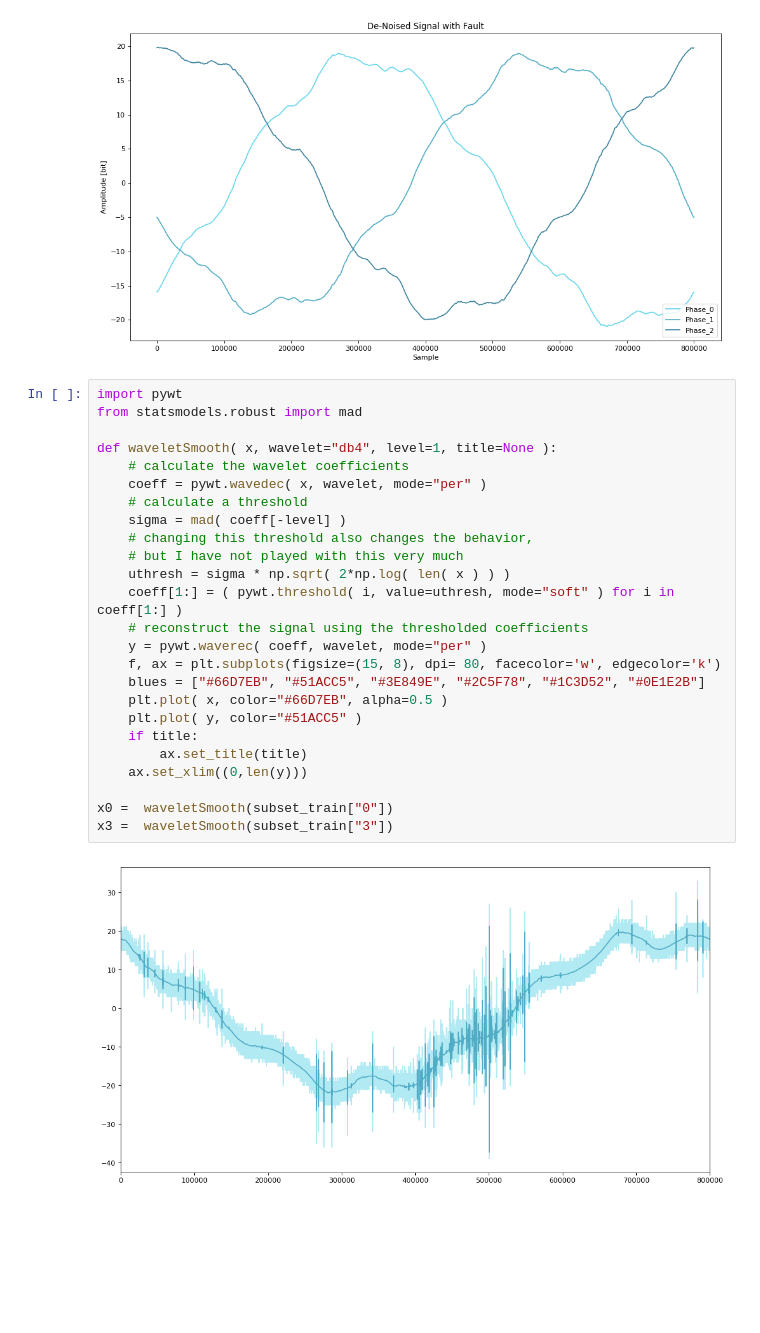
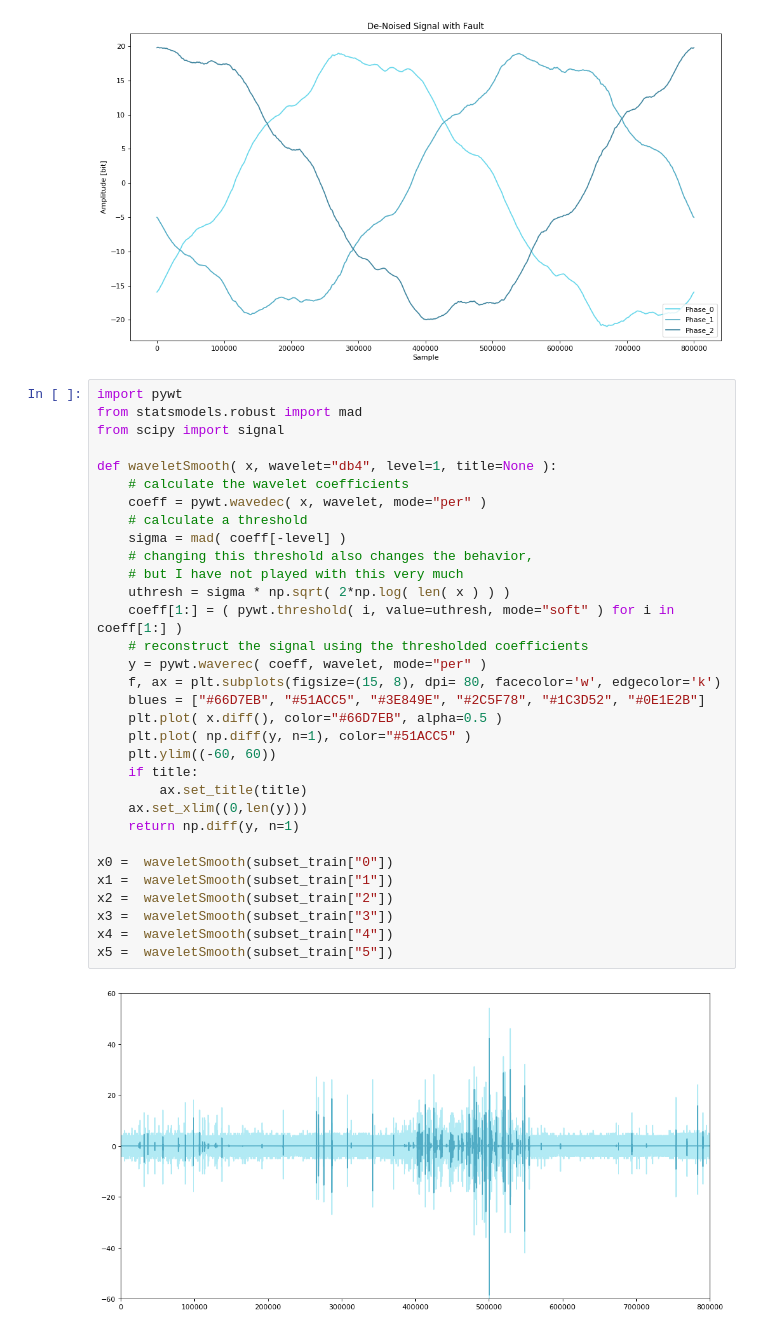
Before and after one commit to jeffreyegan/VSB_Power_Line_Fault_Detection, a Jupyter notebook: VSB_PowerLine_Faults_1.ipynb, the cells around one changed output. Drawn from its saved outputs; the diff is of its cells as text; blank space fills up the shorter version.

```diff
--- a/VSB_PowerLine_Faults_1.ipynb
+++ b/VSB_PowerLine_Faults_1.ipynb
@@ -183,27 +183,34 @@ Text(0, 0.5, 'Amplitude [bit]')
 # %%
 import pywt
 from statsmodels.robust import mad
+from scipy import signal
 
 def waveletSmooth( x, wavelet="db4", level=1, title=None ):
     # calculate the wavelet coefficients
     coeff = pywt.wavedec( x, wavelet, mode="per" )
     # calculate a threshold
     sigma = mad( coeff[-level] )
     # changing this threshold also changes the behavior,
     # but I have not played with this very much
     uthresh = sigma * np.sqrt( 2*np.log( len( x ) ) )
     coeff[1:] = ( pywt.threshold( i, value=uthresh, mode="soft" ) for i in coeff[1:] )
     # reconstruct the signal using the thresholded coefficients
     y = pywt.waverec( coeff, wavelet, mode="per" )
     f, ax = plt.subplots(figsize=(15, 8), dpi= 80, facecolor='w', edgecolor='k')
     blues = ["#66D7EB", "#51ACC5", "#3E849E", "#2C5F78", "#1C3D52", "#0E1E2B"]
-    plt.plot( x, color="#66D7EB", alpha=0.5 )
-    plt.plot( y, color="#51ACC5" )
+    plt.plot( x.diff(), color="#66D7EB", alpha=0.5 )
+    plt.plot( np.diff(y, n=1), color="#51ACC5" )
+    plt.ylim((-60, 60))
     if title:
         ax.set_title(title)
     ax.set_xlim((0,len(y)))
+    return np.diff(y, n=1)
 
 x0 =  waveletSmooth(subset_train["0"])
+x1 =  waveletSmooth(subset_train["1"])
+x2 =  waveletSmooth(subset_train["2"])
 x3 =  waveletSmooth(subset_train["3"])
+x4 =  waveletSmooth(subset_train["4"])
+x5 =  waveletSmooth(subset_train["5"])
 # %% [output]
-[figure, old version]
+[figure, new version]
```
Also changed, not shown: parts of 4 cells of this notebook, 1 other file.
